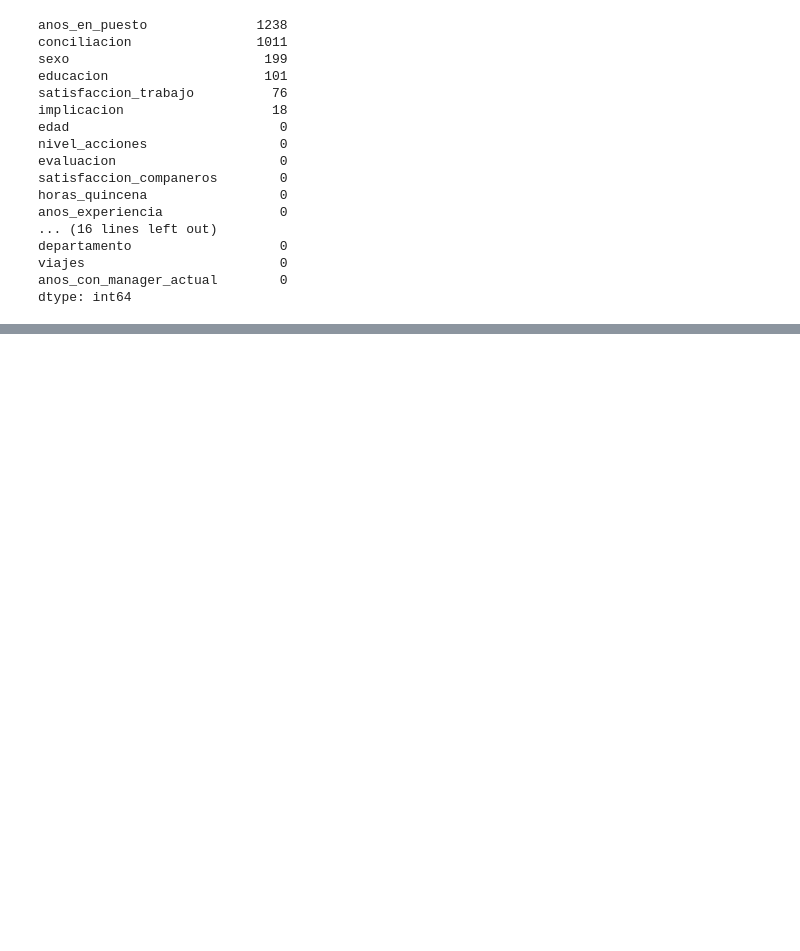
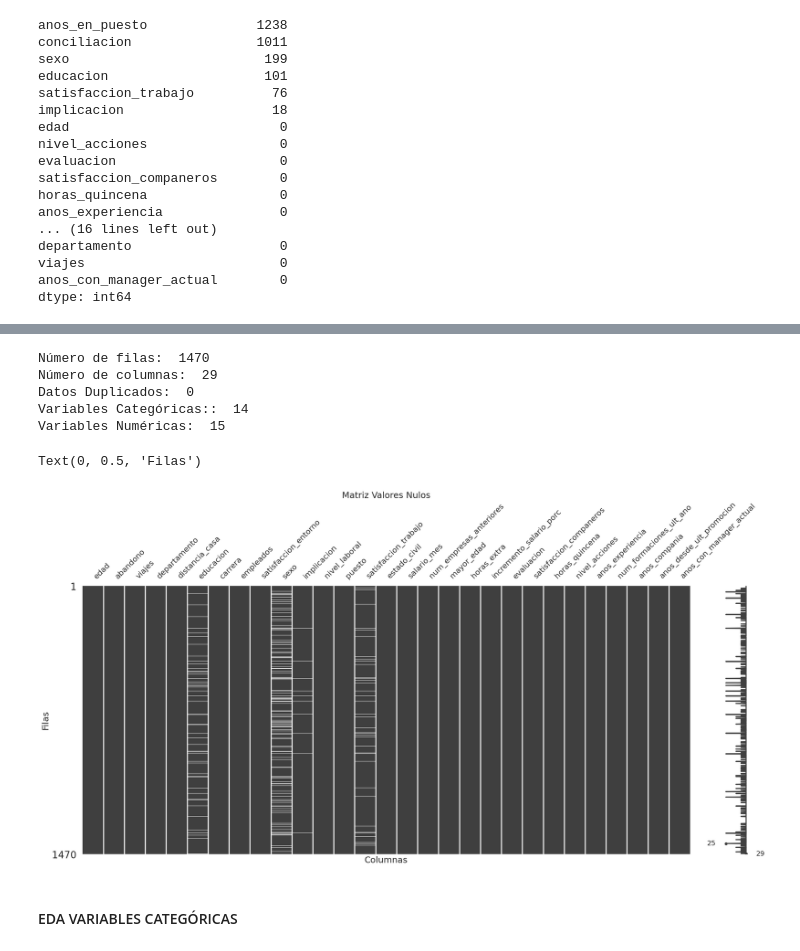
Before and after one commit to wilferalexander/Fuga_Empleados, a Jupyter notebook: Fuga_Empleados.ipynb, the cells around one changed output, grey strips where cells are left out. Cells and saved outputs as stored; diff of their text form; code cells hidden in the pictures; blank space fills up the shorter version.

```diff
--- a/Fuga_Empleados.ipynb
+++ b/Fuga_Empleados.ipynb
@@ -199,0 +178,3 @@ plt.show()
+# %%
+df.drop(columns = ['anos_en_puesto','conciliacion'], inplace = True)
+df.sample(5)
@@ -199,0 +190,24 @@ plt.show()
+# %%
+#Información de los datos del dataset
+print('Número de filas: ', df.shape[0])
+print('Número de columnas: ', df.shape[1])
+print('Datos Duplicados: ', df.duplicated().sum())
+print('Variables Categóricas:: ', df.select_dtypes(include='object').shape[1])
+print('Variables Numéricas: ', df.select_dtypes(exclude='object').shape[1])
+# %% [output]
+Número de filas:  1470
+Número de columnas:  29
+Datos Duplicados:  0
+Variables Categóricas::  14
+Variables Numéricas:  15
+# %%
+# Visualización con seaborn de los valores nulos
+msno.matrix(df)
+plt.title('Matriz Valores Nulos')
+plt.xlabel('Columnas')
+plt.ylabel('Filas')
+# %% [output]
+Text(0, 0.5, 'Filas')
+[figure, added]
+# %% [markdown]
+#### EDA VARIABLES CATEGÓRICAS
```
Also changed, not shown: parts of 55 cells of this notebook.
